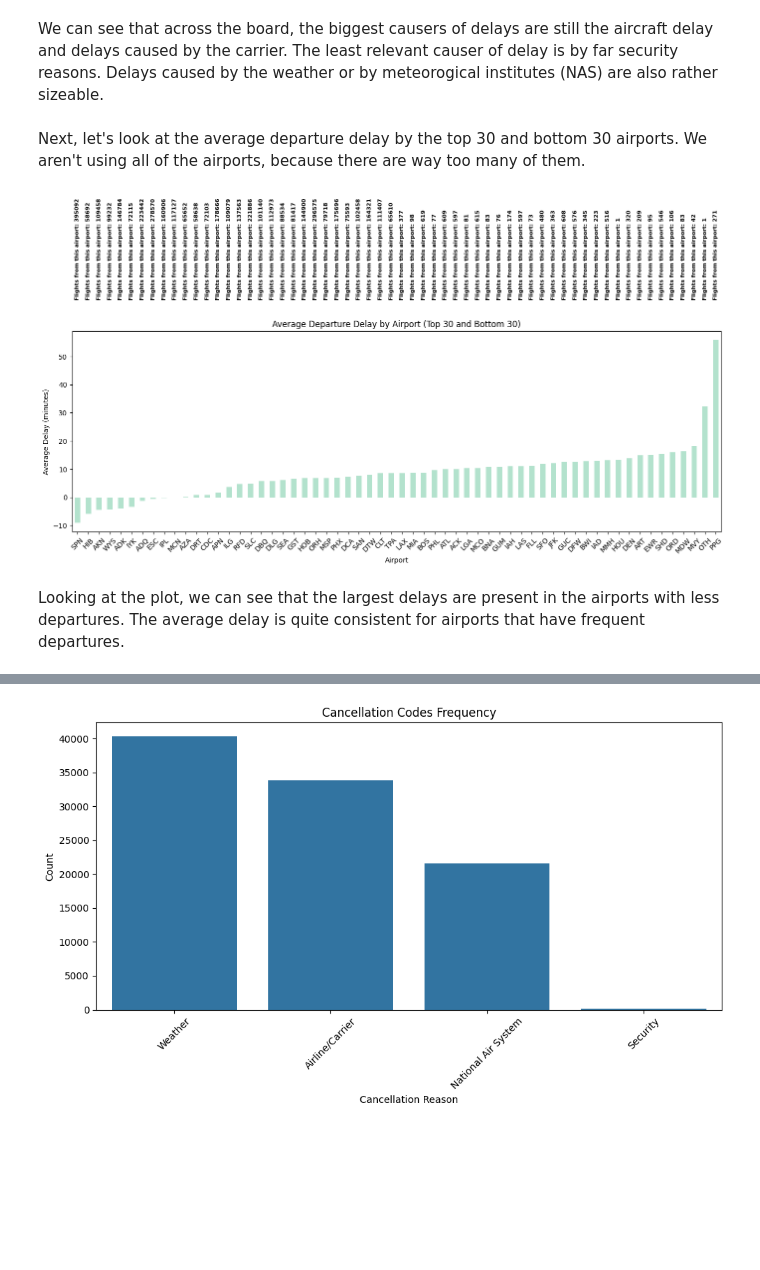
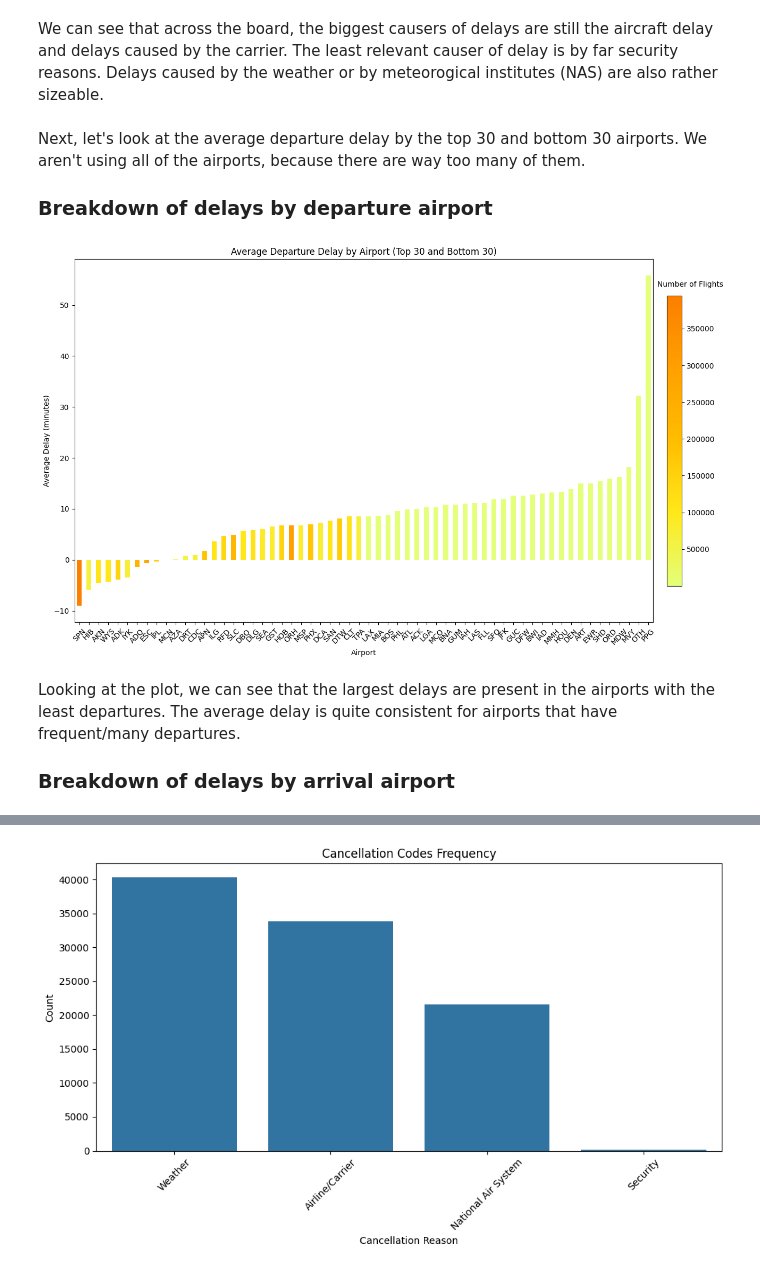
Before and after one commit to importb/predicting-flight-delays, a Jupyter notebook: EDA.ipynb, the cells around one changed output, grey strips where cells are left out. Cells and saved outputs as stored; diff of their text form; code cells hidden in the pictures; blank space fills up the shorter version.

```diff
--- a/EDA.ipynb
+++ b/EDA.ipynb
@@ -274,50 +278,89 @@ plt.show()
 We can see that across the board, the biggest causers of delays are still the aircraft delay and delays caused by the carrier. The least relevant causer of delay is by far security reasons. Delays caused by the weather or by meteorogical institutes (NAS) are also rather sizeable.
 # %% [markdown]
 Next, let's look at the average departure delay by the top 30 and bottom 30 airports. We aren't using all of the airports, because there are way too many of them.
+
+### Breakdown of delays by departure airport
 # %%
+import pandas as pd
+import matplotlib.pyplot as plt
+import numpy as np
+
+# Assuming df is your DataFrame and it has been defined earlier
+
+# Count flights per airport
 airport_flight_counts = df['ORIGIN'].value_counts()
 
+# Get top and bottom 30 airports
 top_30_airports = airport_flight_counts.head(30).index
 bottom_30_airports = airport_flight_counts.tail(30).index
 top_30_data = df[df['ORIGIN'].isin(top_30_airports)]
 bottom_30_data = df[df['ORIGIN'].isin(bottom_30_airports)]
 top_30_delay = top_30_data.groupby('ORIGIN')['DEP_DELAY'].mean()
 bottom_30_delay = bottom_30_data.groupby('ORIGIN')['DEP_DELAY'].mean()
 
+# Combine delays
 airport_delay = pd.concat([top_30_delay, bottom_30_delay])
+
+# Normalize flight counts for coloring
+flight_counts = airport_flight_counts[airport_delay.index]
+norm_counts = (flight_counts - flight_counts.min()) / (flight_counts.max() - flight_counts.min())
+
+# Create a colormap
+cmap = plt.get_cmap('Wistia')
+colors = cmap(norm_counts)
 
 # Plot the average departure delays for top 30 and bottom 30 airports
 plt.figure(figsize=(14, 8))
-bars = airport_delay.sort_values().plot(kind='bar', colormap='Pastel2')
+bars = airport_delay.sort_values().plot(kind='bar', color=colors)
 
 # Add counts inside the bars
+'''
 for i, airport in enumerate(airport_delay.index):
     # Get the height of the bar
     bar_height = airport_delay.iloc[i]
-
 
     # Get the flight count for this airport
     count = airport_flight_counts[airport]
 
     # Adjust position based on bar height
-    #vertical_position = max(bar_height * 0.1, 0.5)  # Ensure minimum visibility
-    vertical_position = 70
-    plt.text(i, vertical_position, f'Total flights from this airport: {count}',
-                horizontalalignment='center',
-                verticalalignment='bottom',
-                rotation=90,  # Rotate text vertically
-                color='black',  # White text for visibility
-                fontweight='bold',
-                fontsize=8)
+    vertical_position = bar_height + 1  # Adjust to be above the bar
+    plt.text(i, vertical_position, f'{count}',
+             horizontalalignment='center',
+             verticalalignment='bottom',
+             rotation=0,  # Rotate text vertically
+             color='black',  # Text color
+             fontweight='bold',
+             fontsize=5)
+'''
+
+# Add color gradient legend
+sm = plt.cm.ScalarMappable(cmap=cmap, norm=plt.Normalize(vmin=flight_counts.min(), vmax=flight_counts.max()))
+sm.set_array([])  # Only needed for older versions of matplotlib
+
+# Change the location of the colorbar and scale it
+cbar = plt.colorbar(sm, orientation='vertical', pad=0.02, shrink=0.8)
+
+# Manually add a horizontal label above the colorbar
+# Get the position of the colorbar
+cbar_position = cbar.ax.get_position()  # Get the position of the colorbar
+
+# Calculate the position for the text
+text_x = cbar_position.x0 + (cbar_position.width / 2) + 62.5  # Centered above the colorbar
+text_y = cbar_position.y1 + 0.02 + 52.5  # Slightly above the colorbar
+
+# Use plt.text to place the label
+plt.text(text_x, text_y, 'Number of Flights', fontsize=10, ha='center', va='bottom')
 
 plt.title('Average Departure Delay by Airport (Top 30 and Bottom 30)')
 plt.xlabel('Airport')
 plt.ylabel('Average Delay (minutes)')
 plt.xticks(rotation=45)
 plt.tight_layout()
 plt.show()
 # %% [output]
-[figure, old version]
+[figure, new version]
 # %% [markdown]
-Looking at the plot, we can see that the largest delays are present in the airports with less departures. The average delay is quite consistent for airports that have frequent departures.
+Looking at the plot, we can see that the largest delays are present in the airports with the least departures. The average delay is quite consistent for airports that have frequent/many departures.
+
+### Breakdown of delays by arrival airport
 # %%
```
Also changed, not shown: parts of 22 cells of this notebook, 4 other files.
